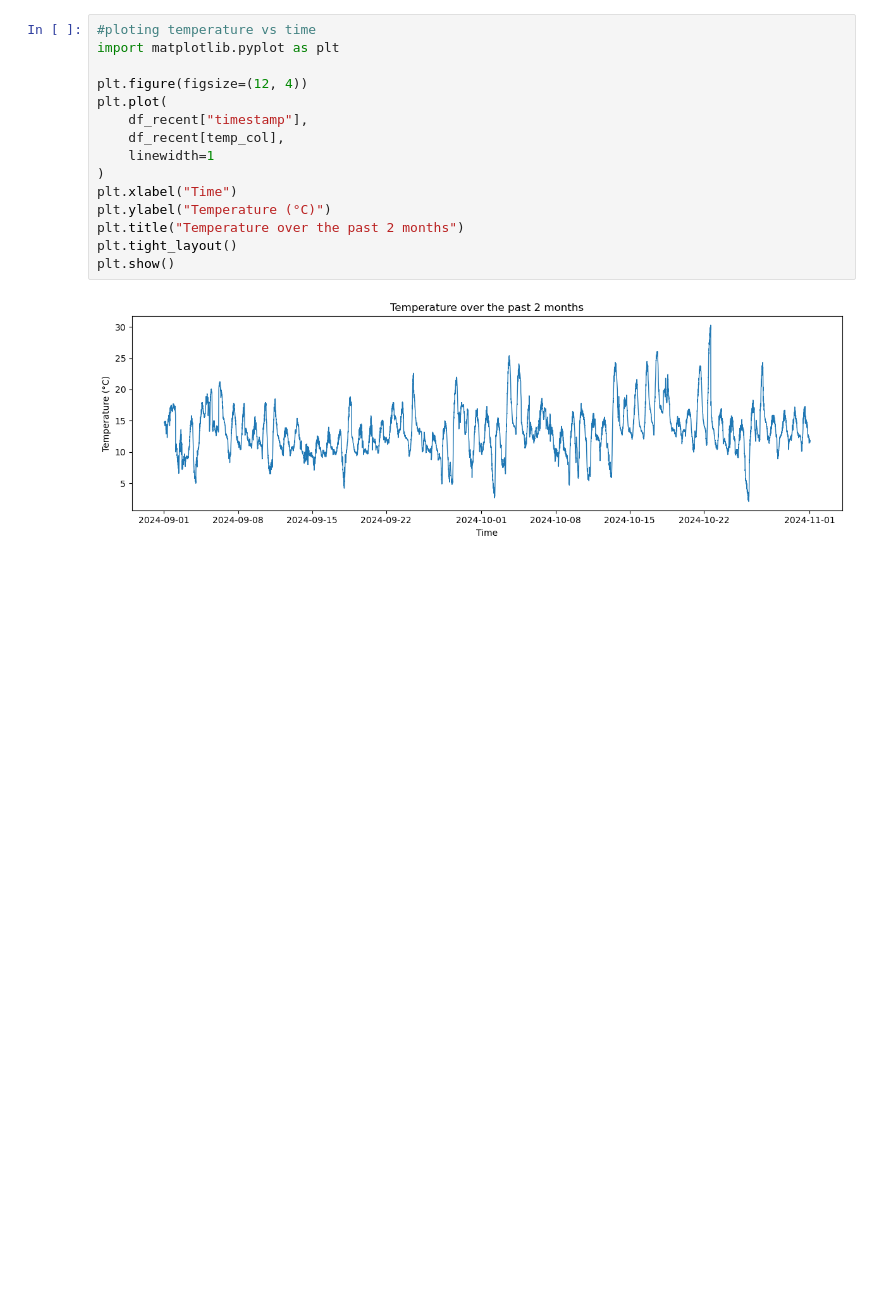
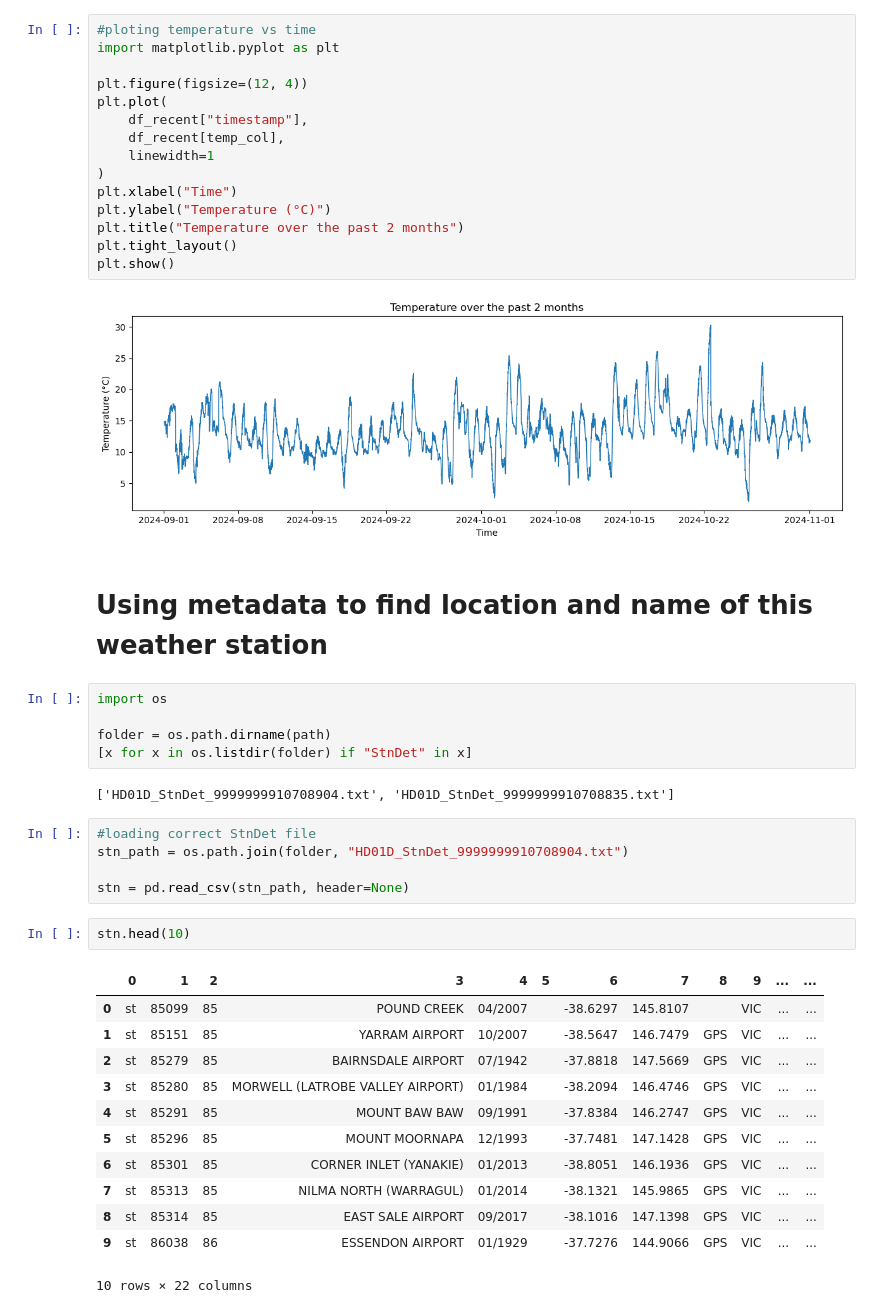
Before and after one commit to 21centuryweather/aus_substation_electricity, a Jupyter notebook: pia_notebooks/QLD_VIC_data/basic_weather_obs_plotting.ipynb, the cells around one changed output. Saved outputs shown, nothing was run; the diff lists cells and outputs as text; blank space fills up the shorter version.

Commit message:
Found name, lat and lon of weather obs plotted

```diff
--- a/pia_notebooks/QLD_VIC_data/basic_weather_obs_plotting.ipynb
+++ b/pia_notebooks/QLD_VIC_data/basic_weather_obs_plotting.ipynb
@@ -88,3 +88,32 @@ plt.tight_layout()
 plt.show()
 # %% [output]
 [figure]
+# %% [markdown]
+# Using metadata to find location and name of this weather station
+# %%
+import os
+
+folder = os.path.dirname(path)
+[x for x in os.listdir(folder) if "StnDet" in x]
+# %% [output]
+['HD01D_StnDet_9999999910708904.txt', 'HD01D_StnDet_9999999910708835.txt']
+# %%
+#loading correct StnDet file
+stn_path = os.path.join(folder, "HD01D_StnDet_9999999910708904.txt")
+
+stn = pd.read_csv(stn_path, header=None)
+# %%
+stn.head(10)
+# %% [output]
+|  | 0 | 1 | 2 | 3 | 4 | 5 | 6 | 7 | 8 | 9 | ... | ... |
+| 0 | st | 85099 | 85 | POUND CREEK | 04/2007 |  | -38.6297 | 145.8107 |  | VIC | ... | ... |
+| 1 | st | 85151 | 85 | YARRAM AIRPORT | 10/2007 |  | -38.5647 | 146.7479 | GPS | VIC | ... | ... |
+| 2 | st | 85279 | 85 | BAIRNSDALE AIRPORT | 07/1942 |  | -37.8818 | 147.5669 | GPS | VIC | ... | ... |
+| 3 | st | 85280 | 85 | MORWELL (LATROBE VALLEY AIRPORT) | 01/1984 |  | -38.2094 | 146.4746 | GPS | VIC | ... | ... |
+| 4 | st | 85291 | 85 | MOUNT BAW BAW | 09/1991 |  | -37.8384 | 146.2747 | GPS | VIC | ... | ... |
+| 5 | st | 85296 | 85 | MOUNT MOORNAPA | 12/1993 |  | -37.7481 | 147.1428 | GPS | VIC | ... | ... |
+| 6 | st | 85301 | 85 | CORNER INLET (YANAKIE) | 01/2013 |  | -38.8051 | 146.1936 | GPS | VIC | ... | ... |
+| 7 | st | 85313 | 85 | NILMA NORTH (WARRAGUL) | 01/2014 |  | -38.1321 | 145.9865 | GPS | VIC | ... | ... |
+| 8 | st | 85314 | 85 | EAST SALE AIRPORT | 09/2017 |  | -38.1016 | 147.1398 | GPS | VIC | ... | ... |
+| 9 | st | 86038 | 86 | ESSENDON AIRPORT | 01/1929 |  | -37.7276 | 144.9066 | GPS | VIC | ... | ... |
+10 rows × 22 columns
```
Also changed, not shown: parts of 4 cells of this notebook.
